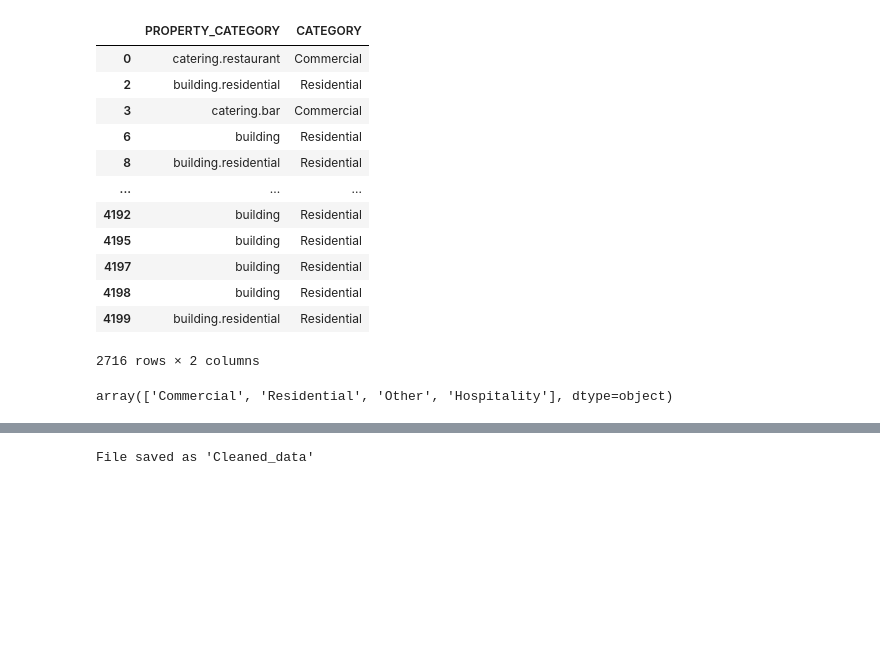
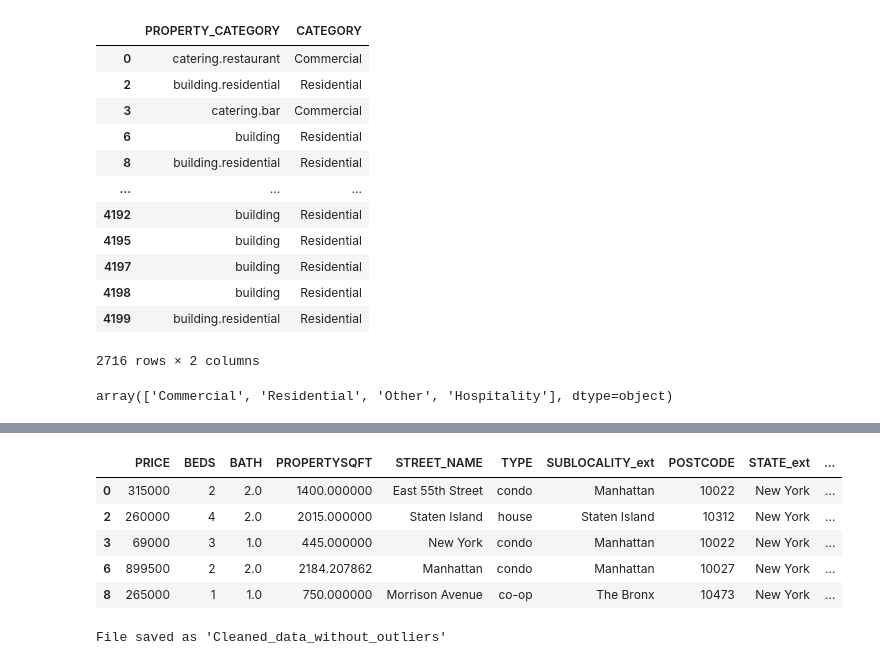
Before and after one commit to avineets87/housing-price-analysis, a Jupyter notebook: data_processing.ipynb, the cells around one changed output, grey strips where cells are left out. Saved outputs shown, nothing was run; the diff lists cells and outputs as text; code cells hidden in the pictures; blank space fills up the shorter version.

```diff
--- a/data_processing.ipynb
+++ b/data_processing.ipynb
@@ -317,8 +326,22 @@ merged_df.shape
+# %%
+merged_df.head()
+# %% [output]
+|  | PRICE | BEDS | BATH | PROPERTYSQFT | STREET_NAME | TYPE | SUBLOCALITY_ext | POSTCODE | STATE_ext | ... |
+| 0 | 315000 | 2 | 2.0 | 1400.000000 | East 55th Street | condo | Manhattan | 10022 | New York | ... |
+| 2 | 260000 | 4 | 2.0 | 2015.000000 | Staten Island | house | Staten Island | 10312 | New York | ... |
+| 3 | 69000 | 3 | 1.0 | 445.000000 | New York | condo | Manhattan | 10022 | New York | ... |
+| 6 | 899500 | 2 | 2.0 | 2184.207862 | Manhattan | condo | Manhattan | 10027 | New York | ... |
+| 8 | 265000 | 1 | 1.0 | 750.000000 | Morrison Avenue | co-op | The Bronx | 10473 | New York | ... |
 # %%
+df_copy = merged_df.copy()
+
+# Convert column names to lowercase in the original DataFrame
+df_copy.columns = df_copy.columns.str.lower()
+
 # Save the merged DataFrame to a CSV file
-merged_df.to_csv('resources/Cleaned_data.csv', index=False)
+df_copy.to_csv('resources/Cleaned_data_without_outliers.csv', index=False)
 
 # Confirm the file has been saved
-print("File saved as 'Cleaned_data'")
+print("File saved as 'Cleaned_data_without_outliers'")
 # %% [output]
-File saved as 'Cleaned_data'
+File saved as 'Cleaned_data_without_outliers'
```
Also changed, not shown: parts of 18 cells of this notebook, 3 other files.
